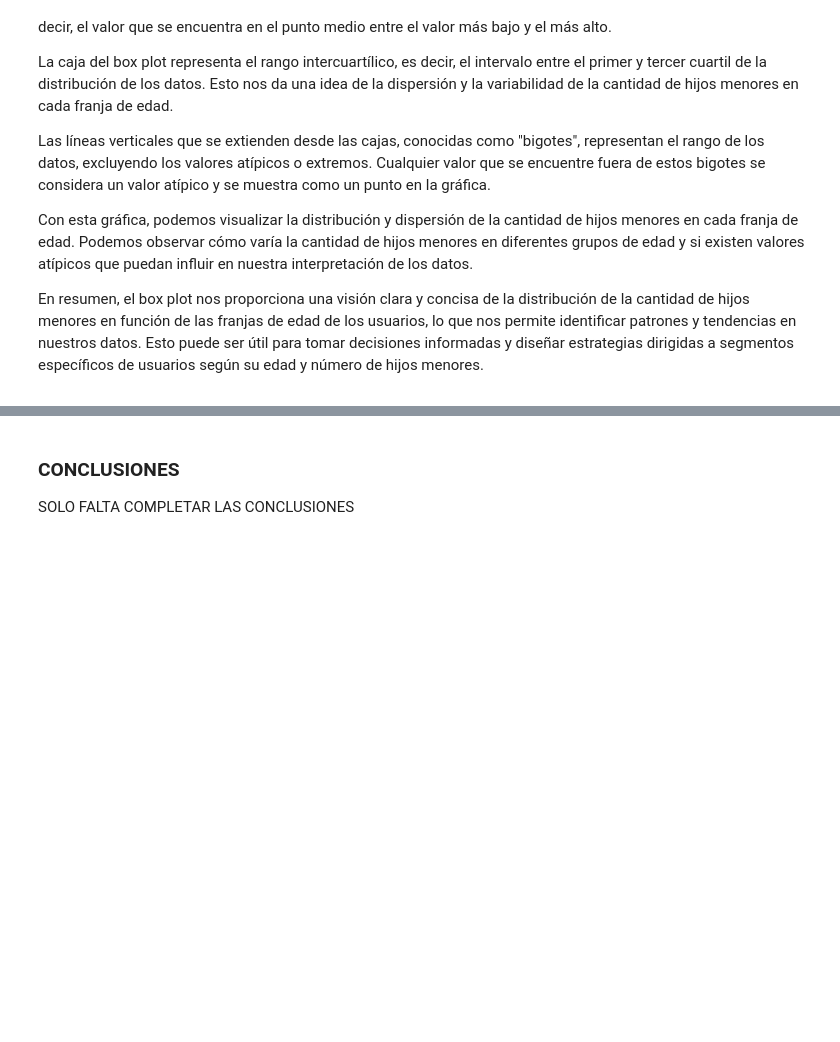
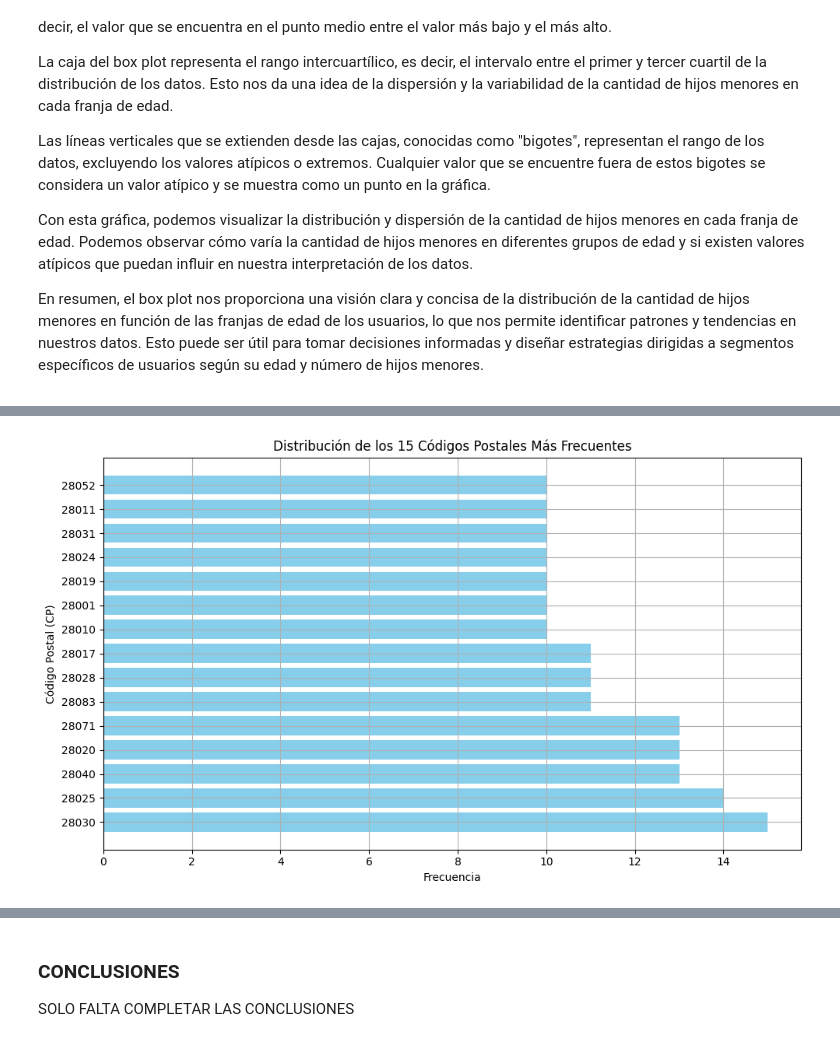
Before and after one commit to AlexCapis/HEATY---Aplicacion-Web-para-Olas-de-Calor, a Jupyter notebook: notebooks/eda_users.ipynb, the cells around one changed output, grey strips where cells are left out. Cells and saved outputs as stored; diff of their text form; code cells hidden in the pictures; folded sections open; blank space fills up the shorter version.

```diff
--- a/notebooks/eda_users.ipynb
+++ b/notebooks/eda_users.ipynb
@@ -804,0 +848,17 @@ En resumen, el box plot nos proporciona una visión clara y concisa de la distri
+# %%
+# Visualización de la columna 'cp' con un gráfico de barras horizontales
+plt.figure(figsize=(10, 6))
+cp_counts = df['cp'].value_counts().sort_values(ascending=False)
+top_n = 15  # Mostrar los 15 códigos postales más frecuentes
+cp_counts = cp_counts.head(top_n)
+
+cp_labels = cp_counts.index.astype(str)
+plt.barh(cp_labels, cp_counts, color='skyblue')
+plt.xlabel('Frecuencia')
+plt.ylabel('Código Postal (CP)')
+plt.title(f'Distribución de los {top_n} Códigos Postales Más Frecuentes')
+plt.grid(True)
+plt.tight_layout()  # Ajustar el diseño para que no se superpongan los elementos
+plt.show()
+# %% [output]
+[figure, added]
```
Also changed, not shown: parts of 16 cells of this notebook, 1 other file.
